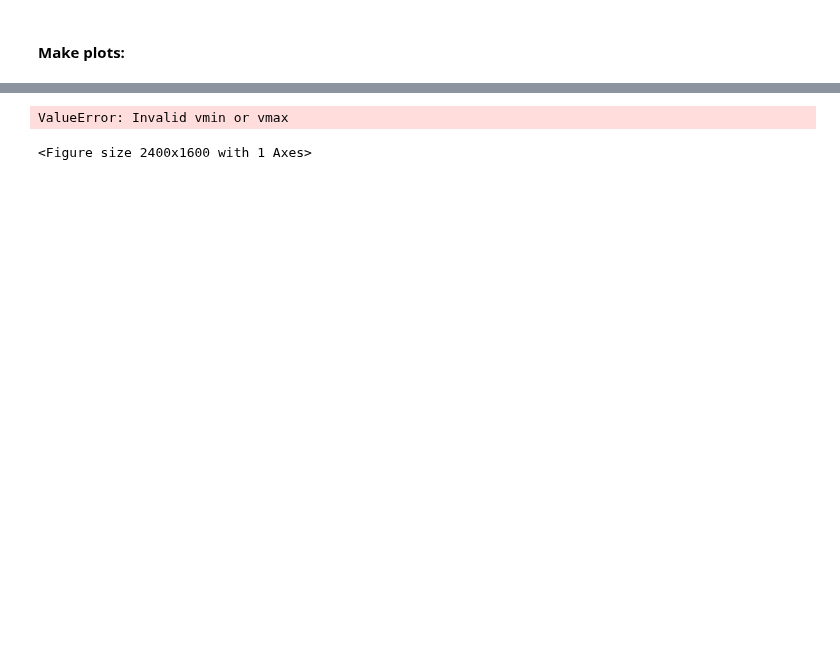
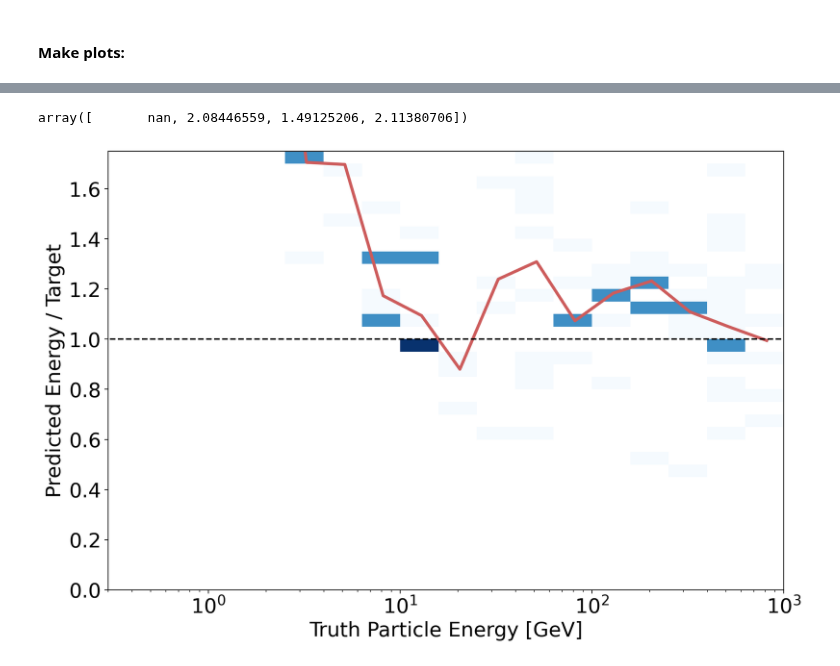
Before and after one commit to atlas-calo-ml/gn4pions_eastbay, a Jupyter notebook: mariel_gnn.ipynb, the cells around one changed output, grey strips where cells are left out. Cells and saved outputs as stored; diff of their text form; code cells hidden in the pictures; blank space fills up the shorter version.

```diff
--- a/mariel_gnn.ipynb
+++ b/mariel_gnn.ipynb
@@ -940,36 +923,40 @@ plt.xlabel("Test Prediction/Target");
+# %%
+profileXMed
+# %% [output]
+array([       nan, 2.08446559, 1.49125206, 2.11380706])
 # %%
 ### Response median plot
 import seaborn as sns
 import scipy.stats as stats
 from matplotlib.colors import ListedColormap
 from matplotlib.colors import LogNorm
 
 x = 10**test_df.log10_truth_particle_e
 y = test_df.nn_preds/test_df.nn_targets
 
-xbin = [10**exp for exp in np.arange(-1., 3.1, 0.05)]
+# xbin = [10**exp for exp in np.arange(-1., 3.1, 0.05)]
+xbin = [10**exp for exp in np.arange(-1., 3.1, 0.2)]
 ybin = np.arange(0., 3.1, 0.05)
 xcenter = [(xbin[i] + xbin[i+1]) / 2 for i in range(len(xbin)-1)]
 profileXMed = stats.binned_statistic(
     x, y, bins=xbin, statistic='median').statistic
 
 c_map = ListedColormap(sns.color_palette("Blues", n_colors=100).as_hex())
 fig = plt.figure(figsize=(12,8), dpi=200)
 fig.patch.set_facecolor('white')
 plt.hist2d(x, y, bins=[xbin, ybin], norm=LogNorm(),zorder = -1, cmap=c_map);
 plt.plot(np.array(xcenter), np.array(profileXMed), color='indianred', linewidth=3)
 plt.plot([0.1, 1000], [1, 1], linestyle='--', color='black');
 plt.xscale('log')
 plt.ylim(0, 1.75)
 plt.xlim(0.3, )
 plt.xticks(fontsize=20)
 plt.yticks(fontsize=20)
 plt.xlabel('Truth Particle Energy [GeV]', fontsize=20)
 plt.ylabel('Predicted Energy / Target', fontsize=20);
 # np.savez('pub_note_results/response_medians_simple_gnn_test.npz', response_median=profileXMed, xcenter=xcenter)
 # %% [output]
-ValueError: Invalid vmin or vmax
-<Figure size 2400x1600 with 1 Axes>
+[figure, added]
 # %%
 ### IQR plot
 
```
Also changed, not shown: parts of 13 cells of this notebook, 1 other file.
